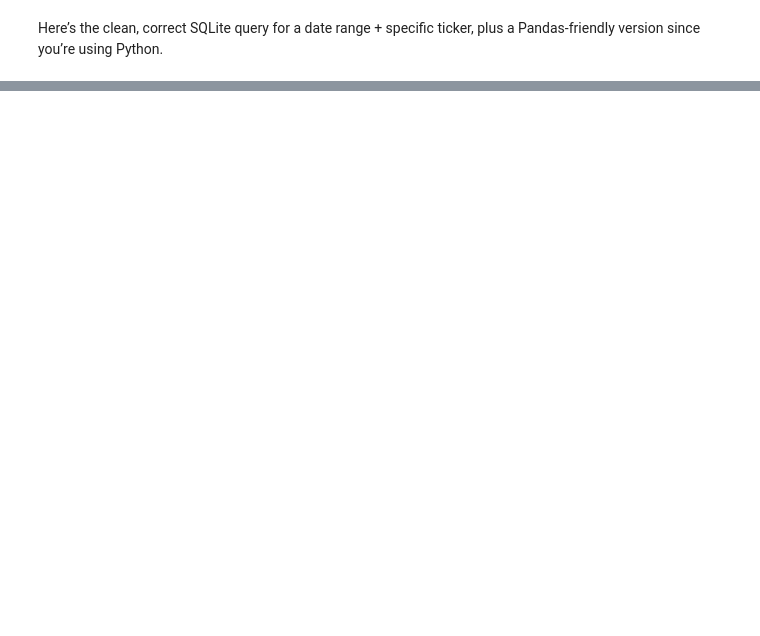
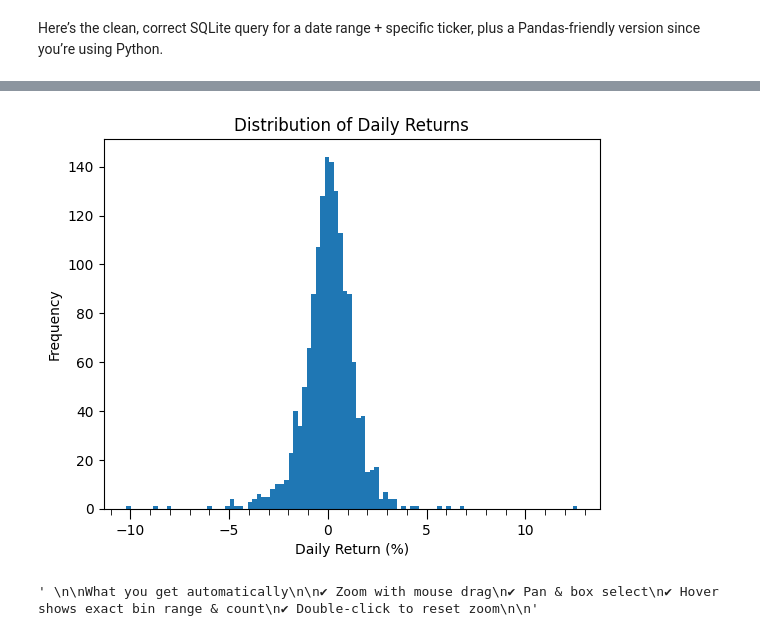
Before and after one commit to BusinessAutomationB2B/algo_trade_management, a Jupyter notebook: daily_analysis/dialy_notebooks/daily_notebook_sqlite.ipynb, the cells around one changed output, grey strips where cells are left out. Drawn from its saved outputs; the diff is of its cells as text; code cells hidden in the pictures; blank space fills up the shorter version.

```diff
--- a/daily_analysis/dialy_notebooks/daily_notebook_sqlite.ipynb
+++ b/daily_analysis/dialy_notebooks/daily_notebook_sqlite.ipynb
@@ -242,0 +279,63 @@ print(df.head())
+# %%
+# Histogram with 1% minor ticks on daily return axis
+import matplotlib.pyplot as plt
+import matplotlib.ticker as ticker
+
+returns = df["daily_return"].dropna()
+
+plt.figure()
+# plt.hist(returns * 100, bins=50)  # convert to %
+plt.hist(returns, bins=100)  # convert to %
+
+plt.xlabel("Daily Return (%)")
+plt.ylabel("Frequency")
+plt.title("Distribution of Daily Returns")
+
+ax = plt.gca()
+
+# Major ticks every 5%
+ax.xaxis.set_major_locator(ticker.MultipleLocator(5))
+
+# Minor ticks every 1%
+ax.xaxis.set_minor_locator(ticker.MultipleLocator(1))
+
+# Show minor ticks
+ax.tick_params(axis="x", which="minor", length=4)
+ax.tick_params(axis="x", which="major", length=7)
+
+plt.show()
+# %% [output]
+[figure, added]
+# %%
+# Plotly histogram (zoomable)
+import plotly.express as px
+
+# Daily returns in %
+returns = df["daily_return"].dropna() * 100
+
+fig = px.histogram(
+    returns,
+    nbins=50,
+    labels={"value": "Daily Return (%)"},
+    title="Distribution of Daily Returns"
+)
+
+# 1% minor ticks equivalent (visual)
+fig.update_xaxes(
+    tickmode="linear",
+    tick0=0,
+    dtick=1
+)
+
+fig.update_yaxes(title="Frequency")
+
+fig.show()
+
+
+'''
+
+
+
+'''
+# %% [output]
+' \n\nWhat you get automatically\n\n✔ Zoom with mouse drag\n✔ Pan & box select\n✔ Hover shows exact bin range & count\n✔ Double-click to reset zoom\n\n'
```
Also changed, not shown: parts of 7 cells of this notebook, 1 other file.
